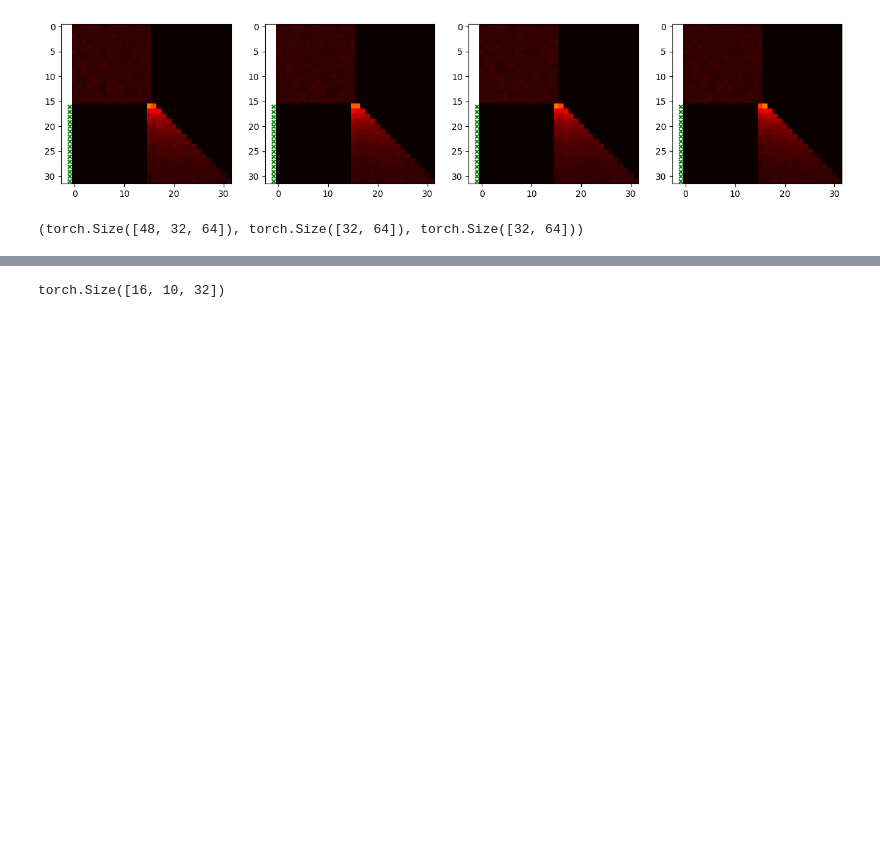
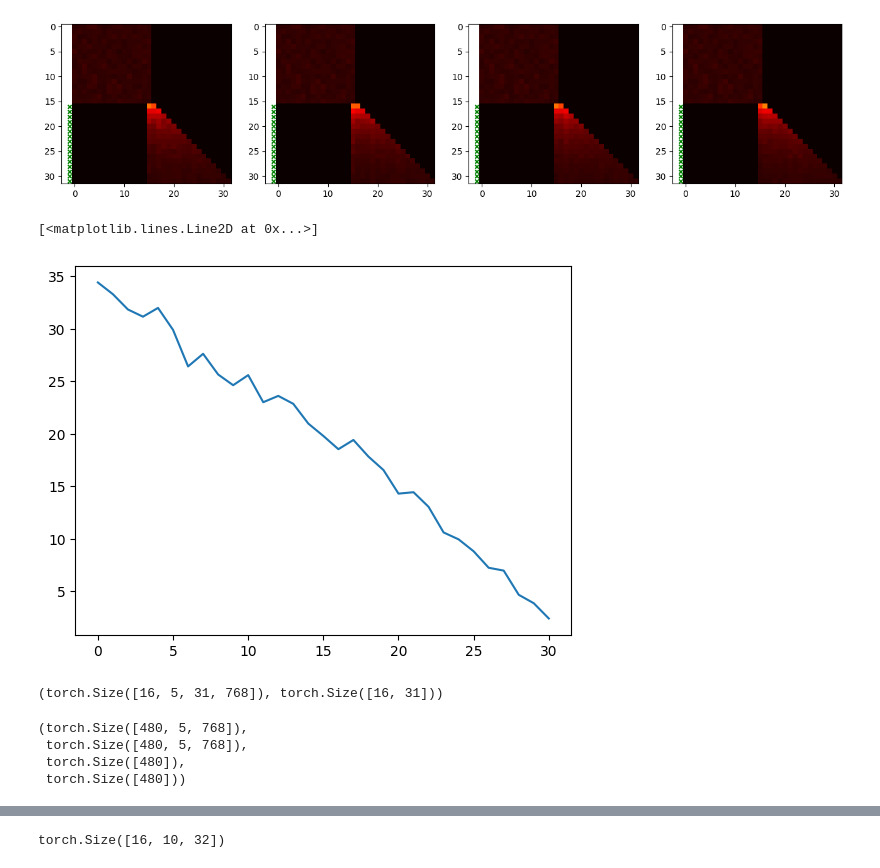
Before and after one commit to akarshkumar0101/transformer-memory, a Jupyter notebook: transformer-distilation/test.ipynb, the cells around one changed output, grey strips where cells are left out. Saved outputs shown, nothing was run; the diff lists cells and outputs as text; code cells hidden in the pictures; blank space fills up the shorter version.

```diff
--- a/transformer-distilation/test.ipynb
+++ b/transformer-distilation/test.ipynb
@@ -65,4 +61,0 @@ x = torch.where(net.batch_mask[:, :, None], net.wpe_enc(pos), net.wpe(pos))
-# %%
-x.shape, a.shape, b.shape
-# %% [output]
-(torch.Size([48, 32, 64]), torch.Size([32, 64]), torch.Size([32, 64]))
@@ -71,0 +62,41 @@ assert torch.allclose(x[:, 16:], b[16:])
+# %%
+teacher = models.CompressionGPT(33, 32, 768, 4, 12, mode='random-causal')
+state_dict = torch.load("models/random-causal.pt")
+state_dict['mask'] = teacher.mask
+teacher.load_state_dict(state_dict)
+teacher = teacher.eval()
+# %%
+bs = 128
+tok = train.generate_batch(33, 32, bs)
+x, y = tok[:, :-1], tok[:, 1:]
+with torch.no_grad():
+    logits = teacher(x, mode='decode-causal')
+loss_pred = torch.nn.functional.cross_entropy(rearrange(logits, "b t d -> (b t) d"), rearrange(y, "b t -> (b t)"), reduction="none")
+loss_pred = rearrange(loss_pred, "(b t) -> b t", b=bs)
+plt.plot(loss_pred.nanmean(dim=0).exp().detach().cpu().numpy())
+# %% [output]
+[<matplotlib.lines.Line2D at 0x...>]
+[figure, added]
+# %%
+bs = 16
+tok = train.generate_batch(33, 33, bs)
+x, y = tok[:, :-1], tok[:, 1:]
+
+with torch.no_grad():
+    activations = teacher(x, mode='encode-causal')
+    activations = activations[:, :, :-1, :] # can't use last token since its decoder
+tok = tok[:, :-2]
+activations.shape, tok.shape
+# %% [output]
+(torch.Size([16, 5, 31, 768]), torch.Size([16, 31]))
+# %%
+mem_bef = rearrange(activations[:, :, :-1, :], 'b l t d -> (b t) l d')
+mem_aft = rearrange(activations[:, :,  1:, :], 'b l t d -> (b t) l d')
+tok_bef = rearrange(tok[:, :-1], 'b t -> (b t)')
+tok_aft = rearrange(tok[:,  1:], 'b t -> (b t)')
+mem_bef.shape, mem_aft.shape, tok_bef.shape, tok_aft.shape
+# %% [output]
+(torch.Size([480, 5, 768]),
+ torch.Size([480, 5, 768]),
+ torch.Size([480]),
+ torch.Size([480]))
```
Also changed, not shown: parts of 26 cells of this notebook, 5 other files.
